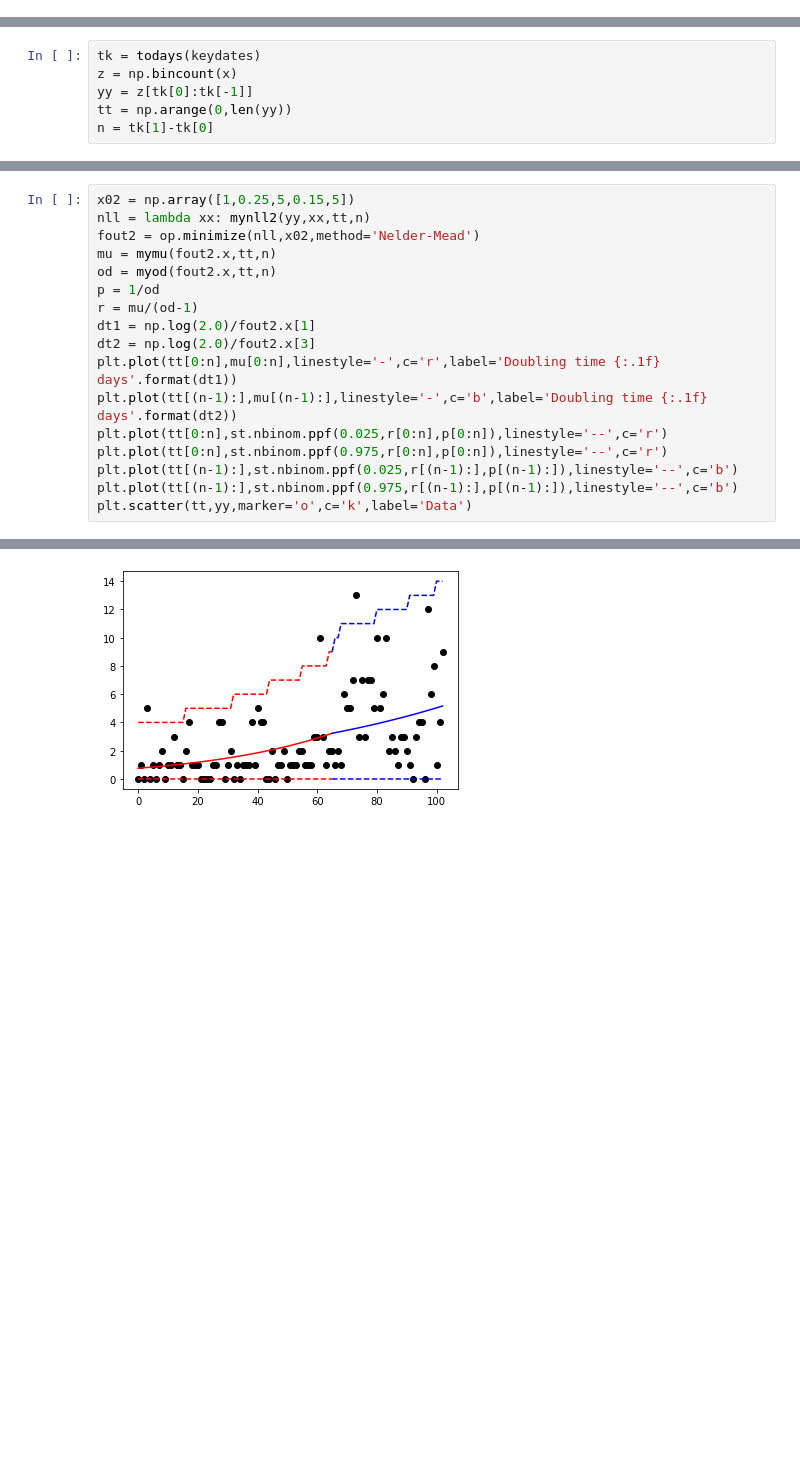
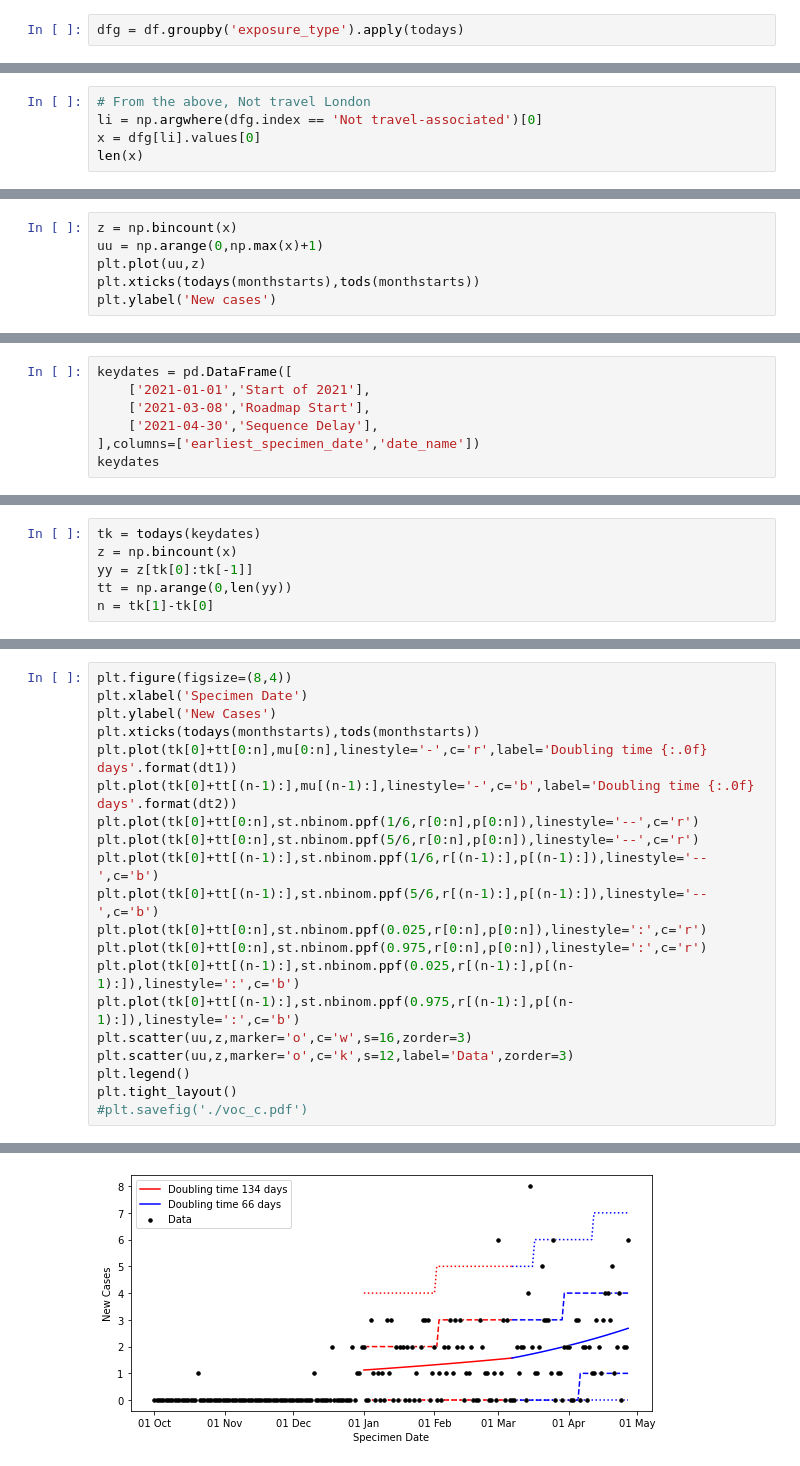
Before and after one commit to JCurran-Sebastian/BPs_for_VoC, a Jupyter notebook: voc_data.ipynb, the cells around one changed output, grey strips where cells are left out. Saved outputs shown, nothing was run; the diff lists cells and outputs as text; blank space fills up the shorter version.

```diff
--- a/voc_data.ipynb
+++ b/voc_data.ipynb
@@ -117,0 +128,2 @@ dfl
+# %%
+dfg = df.groupby('exposure_type').apply(todays)
@@ -117,0 +146,5 @@ dfl
+# %%
+# From the above, Not travel London
+li = np.argwhere(dfg.index == 'Not travel-associated')[0]
+x = dfg[li].values[0]
+len(x)
@@ -143,3 +178,9 @@ def mynll2(y,x,tt,n):
     p = 1/od
     r = mu/(od-1)
     return -np.sum(st.nbinom.logpmf(y,r,p))
+# %%
+z = np.bincount(x)
+uu = np.arange(0,np.max(x)+1)
+plt.plot(uu,z)
+plt.xticks(todays(monthstarts),tods(monthstarts))
+plt.ylabel('New cases')
@@ -145,0 +190,7 @@ def mynll2(y,x,tt,n):
+# %%
+keydates = pd.DataFrame([
+    ['2021-01-01','Start of 2021'],
+    ['2021-03-08','Roadmap Start'],
+    ['2021-04-30','Sequence Delay'],
+],columns=['earliest_specimen_date','date_name'])
+keydates
@@ -152,18 +223,21 @@ n = tk[1]-tk[0]
 # %%
-x02 = np.array([1,0.25,5,0.15,5])
-nll = lambda xx: mynll2(yy,xx,tt,n)
-fout2 = op.minimize(nll,x02,method='Nelder-Mead')
-mu = mymu(fout2.x,tt,n)
-od = myod(fout2.x,tt,n)
-p = 1/od
-r = mu/(od-1)
-dt1 = np.log(2.0)/fout2.x[1]
-dt2 = np.log(2.0)/fout2.x[3]
-plt.plot(tt[0:n],mu[0:n],linestyle='-',c='r',label='Doubling time {:.1f} days'.format(dt1))
-plt.plot(tt[(n-1):],mu[(n-1):],linestyle='-',c='b',label='Doubling time {:.1f} days'.format(dt2))
-plt.plot(tt[0:n],st.nbinom.ppf(0.025,r[0:n],p[0:n]),linestyle='--',c='r')
-plt.plot(tt[0:n],st.nbinom.ppf(0.975,r[0:n],p[0:n]),linestyle='--',c='r')
-plt.plot(tt[(n-1):],st.nbinom.ppf(0.025,r[(n-1):],p[(n-1):]),linestyle='--',c='b')
-plt.plot(tt[(n-1):],st.nbinom.ppf(0.975,r[(n-1):],p[(n-1):]),linestyle='--',c='b')
-plt.scatter(tt,yy,marker='o',c='k',label='Data')
+plt.figure(figsize=(8,4))
+plt.xlabel('Specimen Date')
+plt.ylabel('New Cases')
+plt.xticks(todays(monthstarts),tods(monthstarts))
+plt.plot(tk[0]+tt[0:n],mu[0:n],linestyle='-',c='r',label='Doubling time {:.0f} days'.format(dt1))
+plt.plot(tk[0]+tt[(n-1):],mu[(n-1):],linestyle='-',c='b',label='Doubling time {:.0f} days'.format(dt2))
+plt.plot(tk[0]+tt[0:n],st.nbinom.ppf(1/6,r[0:n],p[0:n]),linestyle='--',c='r')
+plt.plot(tk[0]+tt[0:n],st.nbinom.ppf(5/6,r[0:n],p[0:n]),linestyle='--',c='r')
+plt.plot(tk[0]+tt[(n-1):],st.nbinom.ppf(1/6,r[(n-1):],p[(n-1):]),linestyle='--',c='b')
+plt.plot(tk[0]+tt[(n-1):],st.nbinom.ppf(5/6,r[(n-1):],p[(n-1):]),linestyle='--',c='b')
+plt.plot(tk[0]+tt[0:n],st.nbinom.ppf(0.025,r[0:n],p[0:n]),linestyle=':',c='r')
+plt.plot(tk[0]+tt[0:n],st.nbinom.ppf(0.975,r[0:n],p[0:n]),linestyle=':',c='r')
+plt.plot(tk[0]+tt[(n-1):],st.nbinom.ppf(0.025,r[(n-1):],p[(n-1):]),linestyle=':',c='b')
+plt.plot(tk[0]+tt[(n-1):],st.nbinom.ppf(0.975,r[(n-1):],p[(n-1):]),linestyle=':',c='b')
+plt.scatter(uu,z,marker='o',c='w',s=16,zorder=3)
+plt.scatter(uu,z,marker='o',c='k',s=12,label='Data',zorder=3)
+plt.legend()
+plt.tight_layout()
+#plt.savefig('./voc_c.pdf')
 # %% [output]
@@ -171 +244 @@ plt.scatter(tt,yy,marker='o',c='k',label='Data')
-[figure, old version]
+[figure, new version]
```
Also changed, not shown: parts of 25 cells of this notebook.
